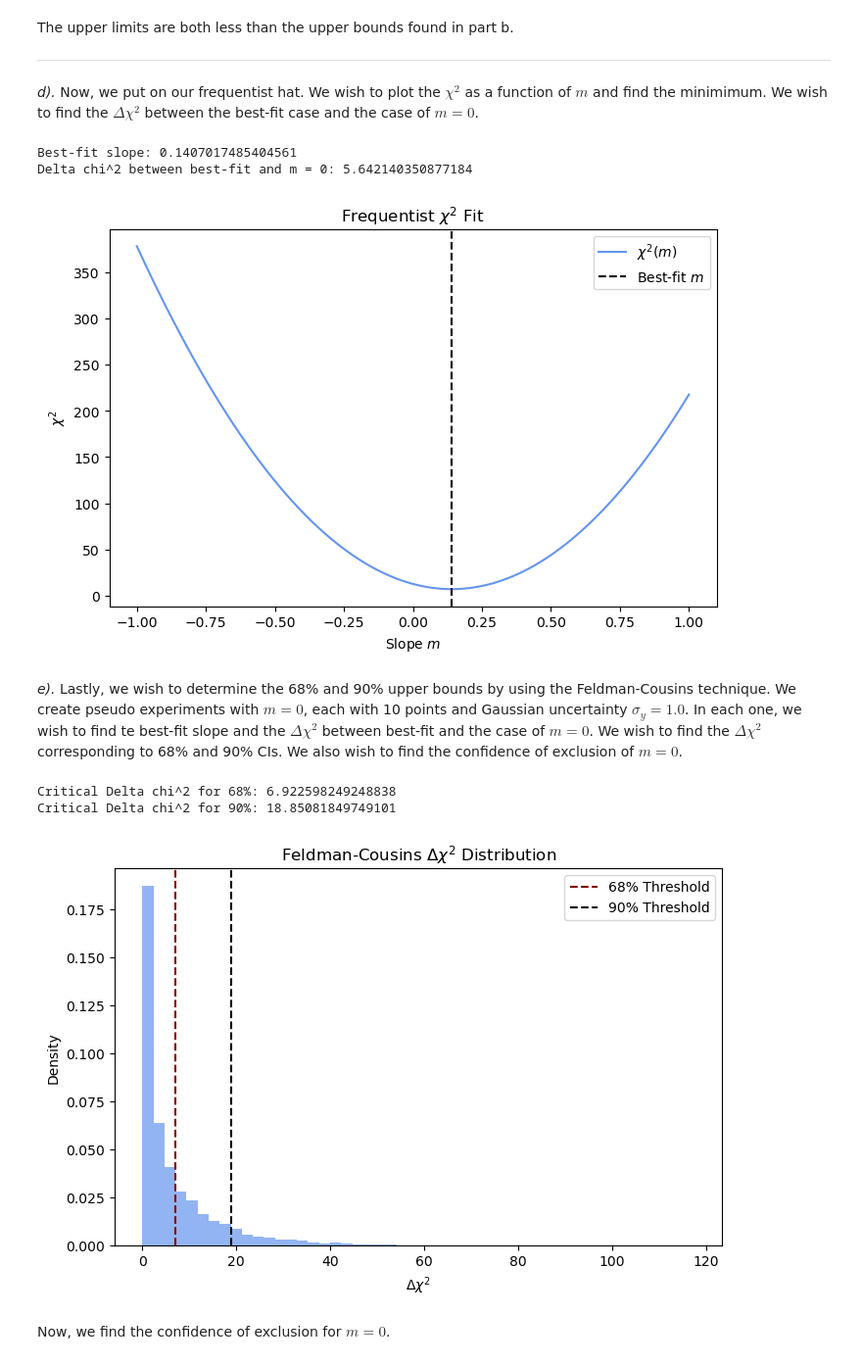
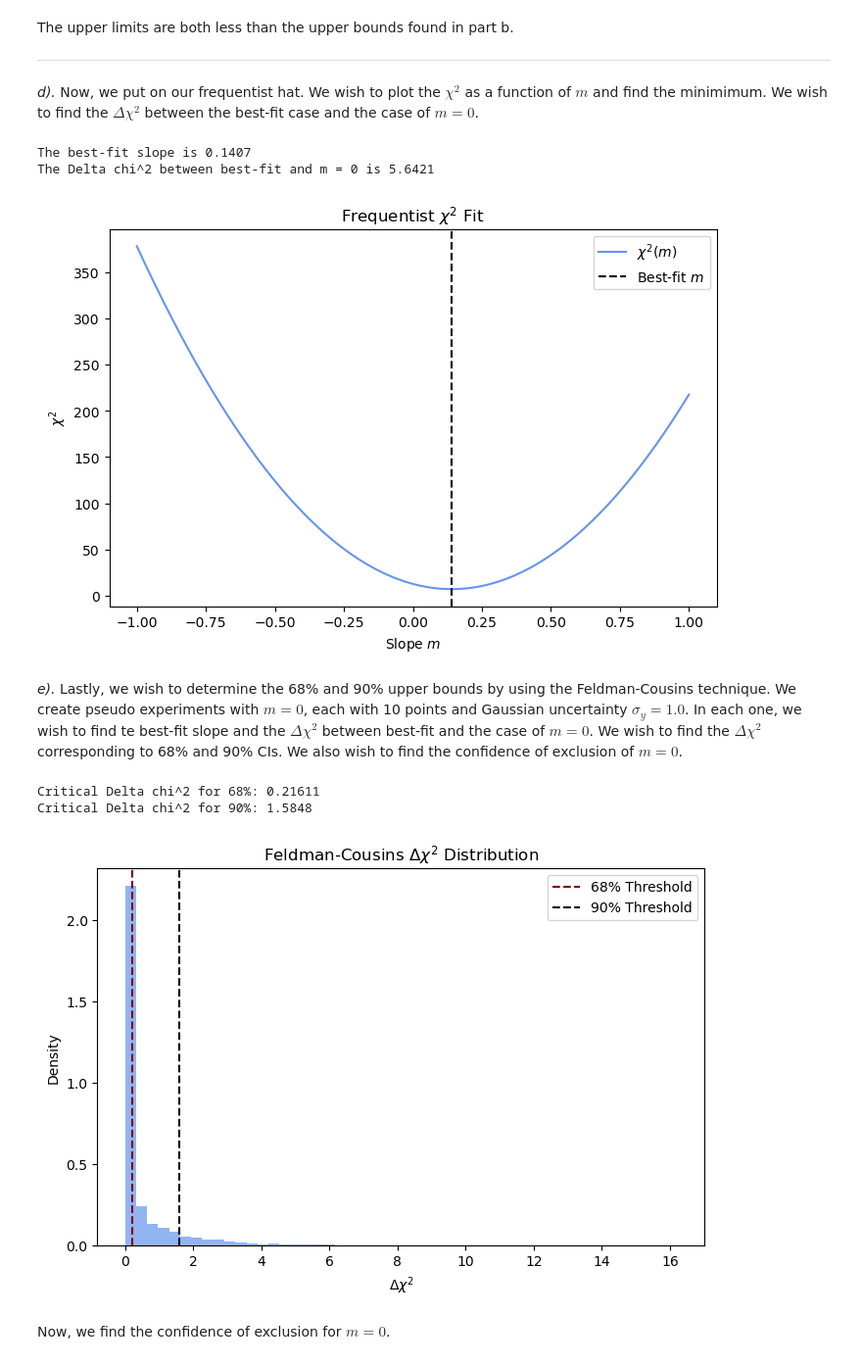
Before and after one commit to aidanwmw/PHYS403, a Jupyter notebook: homework/hw5.ipynb, the cells around one changed output. Shown at 98% size. Drawn from its saved outputs; the diff is of its cells as text; code cells hidden in the pictures.

```diff
--- a/homework/hw5.ipynb
+++ b/homework/hw5.ipynb
@@ -127,27 +126,23 @@ The upper limits are both less than the upper bounds found in part b.
 *d).* Now, we put on our frequentist hat. We wish to plot the $\chi^2$ as a function of $m$ and find the minimimum. We wish to find the $\Delta \chi^2$ between the best-fit case and the case of $m=0$.
 # %%
 # 1d. Frequentist Appraoch
-
-# Define chi^2 function
 def chi2(m):
+    'Chi squared function for y=mx.'
     model = m * x
     return np.sum(((y - model) / dy) ** 2)
 
-# Compute chi^2 for different m values
+# Compute chi^2 and minimize for different m values
 chi2_values = np.array([chi2(m) for m in m_values])
-
-# Find best-fit m
-result = minimize(chi2, x0=0.5, bounds=[(0, 1)])  # Start at m=0.5, enforce non-negative constraint
+result = minimize(chi2, x0=0)
 m_best = result.x[0]
 chi2_min = result.fun
 
-# Compute delta chi^2
+# Find Delta chi^2
 delta_chi2 = chi2(0) - chi2_min
+print(f"The best-fit slope is {m_best:0.5g}")
+print(f"The Delta chi^2 between best-fit and m = 0 is {delta_chi2:0.5g}")
 
-print(f"Best-fit slope: {m_best}")
-print(f"Delta chi^2 between best-fit and m = 0: {delta_chi2}")
-
-# Plot chi^2 curve
+# Plotting -------------
 plt.figure(figsize=(8, 5))
 plt.plot(m_values, chi2_values, color='cornflowerblue')
 plt.axvline(m_best, color='k', linestyle='dashed')
@@ -158,56 +153,54 @@ plt.legend(label)
 plt.title(r"Frequentist $\chi^2$ Fit");
 plt.show()
 # %% [output]
-Best-fit slope: 0.1407017485404561
-Delta chi^2 between best-fit and m = 0: 5.642140350877184
+The best-fit slope is 0.1407
+The Delta chi^2 between best-fit and m = 0 is 5.6421
 [figure]
 # %% [markdown]
 *e).* Lastly, we wish to determine the 68% and 90% upper bounds by using the Feldman-Cousins technique. We create pseudo experiments with $m=0$, each with 10 points and Gaussian uncertainty $\sigma_y =1.0$. In each one, we wish to find te best-fit slope and the $\Delta \chi^2$ between best-fit and the case of $m=0$. We wish to find the $\Delta \chi^2$ corresponding to 68% and 90% CIs. We also wish to find the confidence of exclusion of $m=0$.
 # %%
-# 1d. Feldman-Cousins
+# 1e. Feldman-Cousins
 
-# Running the pseudo-experiments
-n_experiments = 10000
-dy = 1.0 # The gaussian distributed error
-x_fixed = np.linspace(0, 10, 10)  # Simulated x values
+n = 10000 #Number of times to run pseudo trials
+dy = 1.0 #The gaussian distributed error, sigma
+x_fixed = np.linspace(1, 10, 10)  # x values for the trial
 
-best_fit_slopes = []
+mbest = []
 delta_chi2_values = []
 
 # Run pseudo-experiments
-for _ in range(n_experiments):
-    y_sim = np.random.normal(0, dy)  # Generate pseudo-data for m=0
+for _ in range(n):
+    y_sim = np.random.normal(0 * x_fixed, dy)  # Generate pseudo-data for m=0
     def chi2_sim(m): return np.sum(((y_sim - m * x_fixed) / dy) ** 2)
 
     # Best-fit slope
-    result = minimize(chi2_sim, x0=0)
+    result = minimize(chi2_sim, x0=0,bounds=[(0,5)]) #Bounds to enforce a non-negatice slope.
     m_fit = result.x[0]
-    best_fit_slopes.append(m_fit)
+    mbest.append(m_fit)
 
     # Compute delta chi2
     delta_chi2_values.append(chi2_sim(0) - chi2_sim(m_fit))
 
-# Find the critical delta chi2 thresholds
+# Find the CIs in Delta chi^2
 delta_chi2_68 = np.percentile(delta_chi2_values, 68)
 delta_chi2_90 = np.percentile(delta_chi2_values, 90)
+print(f"Critical Delta chi^2 for 68%: {delta_chi2_68:0.5g}");
+print(f"Critical Delta chi^2 for 90%: {delta_chi2_90:0.5g}");
 
-print(f"Critical Delta chi^2 for 68%: {delta_chi2_68}");
-print(f"Critical Delta chi^2 for 90%: {delta_chi2_90}");
-
-# Histogram of delta chi^2 values
+# Plotting -----------------
 plt.figure(figsize=(8, 5))
 plt.hist(delta_chi2_values, bins=50, density=True, alpha=0.7, color='cornflowerblue')
 plt.axvline(delta_chi2_68, color='maroon', linestyle='dashed', label="68% Threshold")
 plt.axvline(delta_chi2_90, color='k', linestyle='dashed', label="90% Threshold")
 plt.xlabel(r'$\Delta \chi^2$')
 plt.ylabel('Density')
 plt.title(r"Feldman-Cousins $\Delta \chi^2$ Distribution")
 plt.legend()
 plt.show()
 # %% [output]
-Critical Delta chi^2 for 68%: 6.922598249248838
-Critical Delta chi^2 for 90%: 18.85081849749101
+Critical Delta chi^2 for 68%: 0.21611
+Critical Delta chi^2 for 90%: 1.5848
-[figure, old version]
+[figure, new version]
 # %% [markdown]
 Now, we find the confidence of exclusion for $m=0$.
 # %%
```
Also changed, not shown: parts of 6 cells of this notebook.
